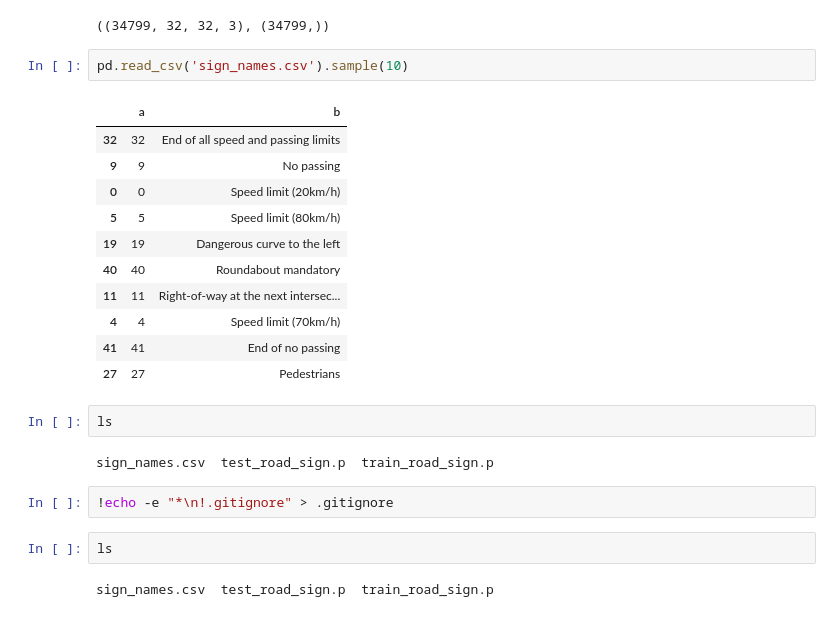
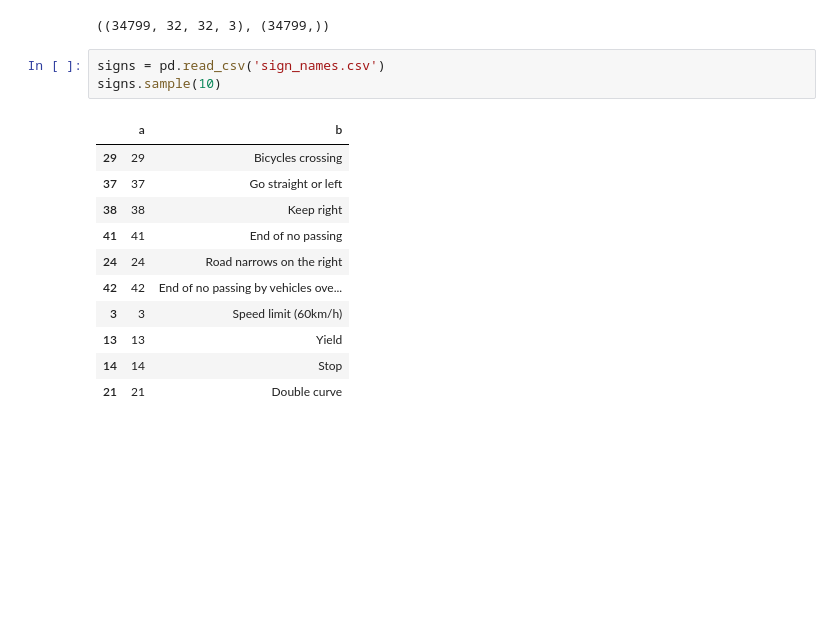
Before and after one commit to Rafal-KOSINSKR/DataWorkshop-Matrix, a Jupyter notebook: Matrix-III/RoadSigns.ipynb, the cells around one changed output. Cells and saved outputs as stored; diff of their text form; blank space fills up the shorter version.

```diff
--- a/Matrix-III/RoadSigns.ipynb
+++ b/Matrix-III/RoadSigns.ipynb
@@ -71,26 +73,17 @@ X_train.shape, y_train.shape
 # %% [output]
 ((34799, 32, 32, 3), (34799,))
 # %%
-pd.read_csv('sign_names.csv').sample(10)
+signs = pd.read_csv('sign_names.csv')
+signs.sample(10)
 # %% [output]
 |  | a | b |
-| 32 | 32 | End of all speed and passing limits |
-| 9 | 9 | No passing |
-| 0 | 0 | Speed limit (20km/h) |
-| 5 | 5 | Speed limit (80km/h) |
-| 19 | 19 | Dangerous curve to the left |
-| 40 | 40 | Roundabout mandatory |
-| 11 | 11 | Right-of-way at the next intersec... |
-| 4 | 4 | Speed limit (70km/h) |
+| 29 | 29 | Bicycles crossing |
+| 37 | 37 | Go straight or left |
+| 38 | 38 | Keep right |
 | 41 | 41 | End of no passing |
-| 27 | 27 | Pedestrians |
+| 24 | 24 | Road narrows on the right |
+| 42 | 42 | End of no passing by vehicles ove... |
+| 3 | 3 | Speed limit (60km/h) |
+| 13 | 13 | Yield |
+| 14 | 14 | Stop |
+| 21 | 21 | Double curve |
-# %%
-ls
-# %% [output]
-sign_names.csv  test_road_sign.p  train_road_sign.p
-# %%
-!echo -e "*\n!.gitignore" > .gitignore
-# %%
-ls
-# %% [output]
-sign_names.csv  test_road_sign.p  train_road_sign.p
```
Also changed, not shown: parts of 15 cells of this notebook.
